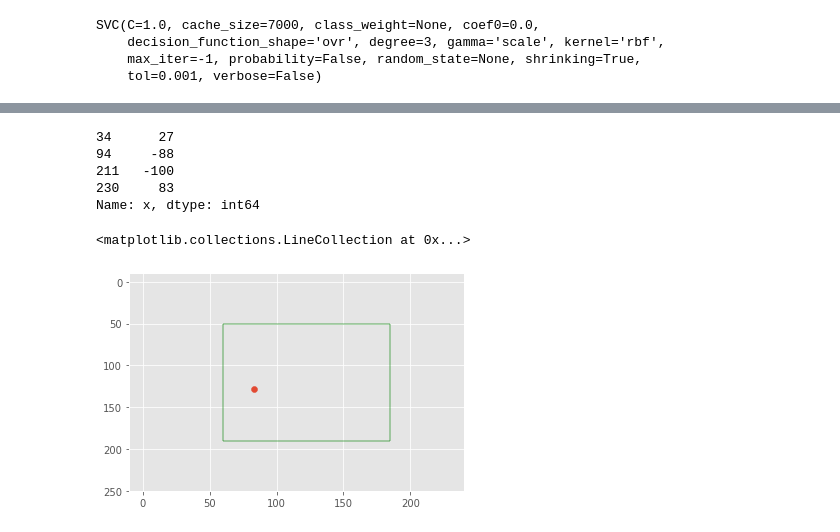
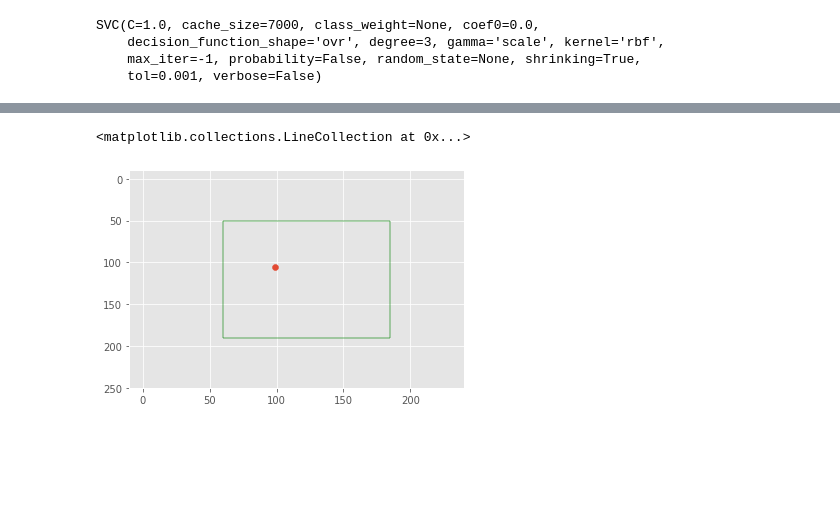
Before and after one commit to 2020-Computer-Vision/Classification, a Jupyter notebook: SVM/SVM.ipynb, the cells around one changed output, grey strips where cells are left out. Cells and saved outputs as stored; diff of their text form; code cells hidden in the pictures; blank space fills up the shorter version.

```diff
--- a/SVM/SVM.ipynb
+++ b/SVM/SVM.ipynb
@@ -165,29 +139,21 @@ locs.columns = ['x', 'y', 'x1', 'y1', 'x4', 'y4']
 len(locs)
 locs.x = locs.x + 60
 locs.y = locs.y + 50
-# %%
-x = locs.x[[34, 94, 211, 230]]
-y = locs.y[[34, 94, 211, 230]]
-x
-# %% [output]
-34      27
-94     -88
-211   -100
-230     83
-Name: x, dtype: int64
+# %%
+yuh = locs[232:233]
 # %%
-plt.scatter(x, y)
+plt.scatter(yuh.x, yuh.y)
 plt.xlim(-10, 240)
 plt.ylim(250, -10)
 
 plt.hlines(y=50, xmin=60, xmax=185, linewidth=2, color='g', alpha = 0.3)
 plt.hlines(y=190, xmin=60, xmax=185, linewidth=2, color='g', alpha = 0.3)
 plt.vlines(x=60, ymin=50, ymax=190, linewidth=2, color='g', alpha = 0.3)
 plt.vlines(x=185, ymin=50, ymax=190, linewidth=2, color='g', alpha = 0.3)
 #plt.hlines(y=59, xmin=80, xmax=166, linewidth=2, color='g', alpha = 0.3)
 #plt.hlines(y=178, xmin=80, xmax=166, linewidth=2, color='g', alpha = 0.3)
 #plt.vlines(x=80, ymin=59, ymax=178, linewidth=2, color='g', alpha = 0.3)
 #plt.vlines(x=166, ymin=59, ymax=178, linewidth=2, color='g', alpha = 0.3)
 # %% [output]
 <matplotlib.collections.LineCollection at 0x...>
-[figure, old version]
+[figure, new version]
```
Also changed, not shown: parts of 11 cells of this notebook, 9 other files.
